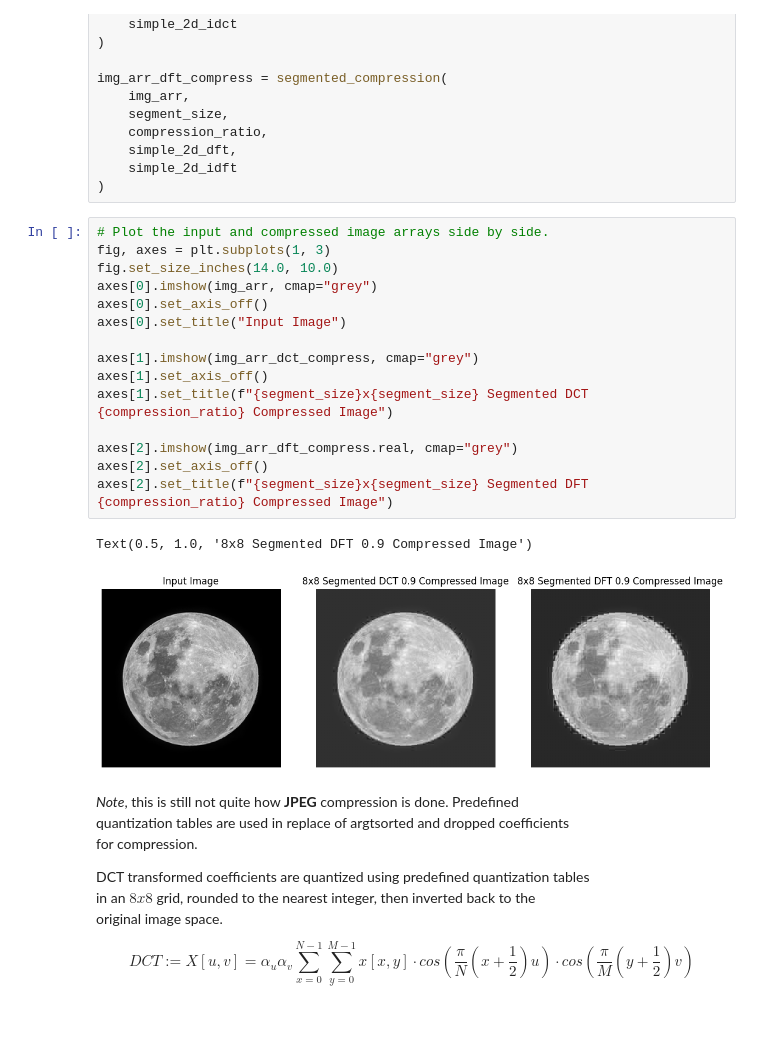
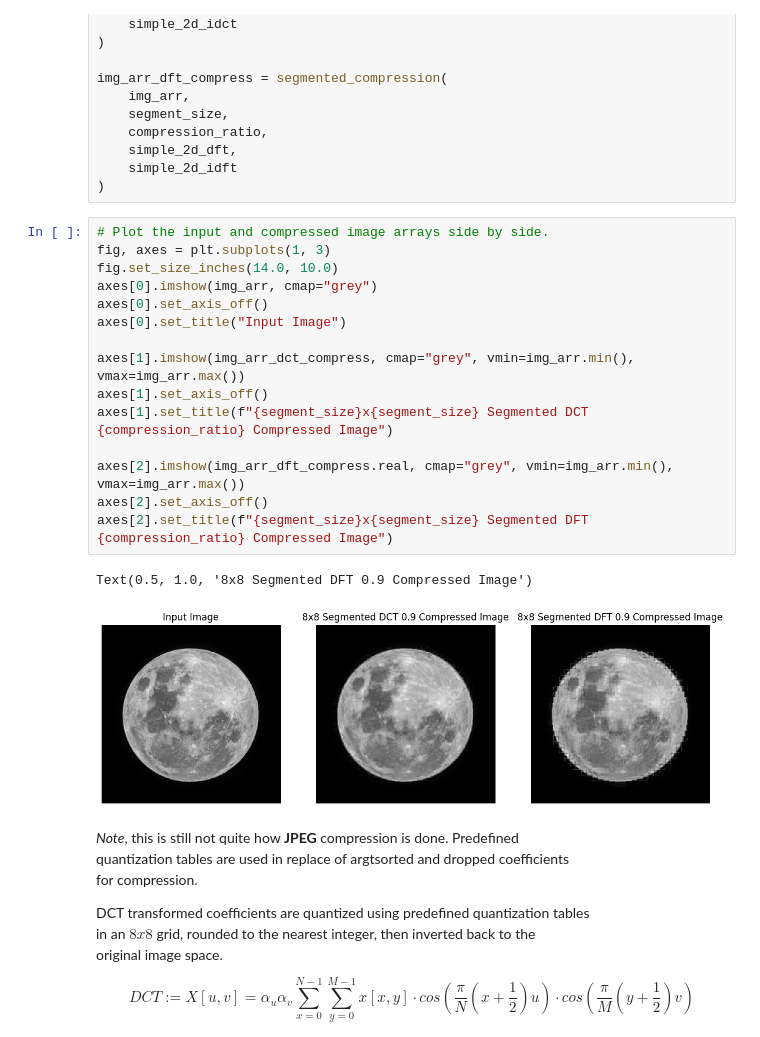
Before and after one commit to bsliston/notebooks, a Jupyter notebook: 01_dct_dft_compression.ipynb, the cells around one changed output. Saved outputs shown, nothing was run; the diff lists cells and outputs as text.

Commit message:
Added DCT derivation and fixed 2D compression artifacts.

```diff
--- a/01_dct_dft_compression.ipynb
+++ b/01_dct_dft_compression.ipynb
@@ -654,21 +706,21 @@ img_arr_dft_compress = segmented_compression(
 # %%
 # Plot the input and compressed image arrays side by side.
 fig, axes = plt.subplots(1, 3)
 fig.set_size_inches(14.0, 10.0)
 axes[0].imshow(img_arr, cmap="grey")
 axes[0].set_axis_off()
 axes[0].set_title("Input Image")
 
-axes[1].imshow(img_arr_dct_compress, cmap="grey")
+axes[1].imshow(img_arr_dct_compress, cmap="grey", vmin=img_arr.min(), vmax=img_arr.max())
 axes[1].set_axis_off()
 axes[1].set_title(f"{segment_size}x{segment_size} Segmented DCT {compression_ratio} Compressed Image")
 
-axes[2].imshow(img_arr_dft_compress.real, cmap="grey")
+axes[2].imshow(img_arr_dft_compress.real, cmap="grey", vmin=img_arr.min(), vmax=img_arr.max())
 axes[2].set_axis_off()
 axes[2].set_title(f"{segment_size}x{segment_size} Segmented DFT {compression_ratio} Compressed Image")
 # %% [output]
 Text(0.5, 1.0, '8x8 Segmented DFT 0.9 Compressed Image')
-[figure, old version]
+[figure, new version]
 # %% [markdown]
 _Note_, this is still not quite how **JPEG** compression is done. Predefined
 quantization tables are used in replace of argtsorted and dropped coefficients
```
Also changed, not shown: parts of 5 cells of this notebook.
